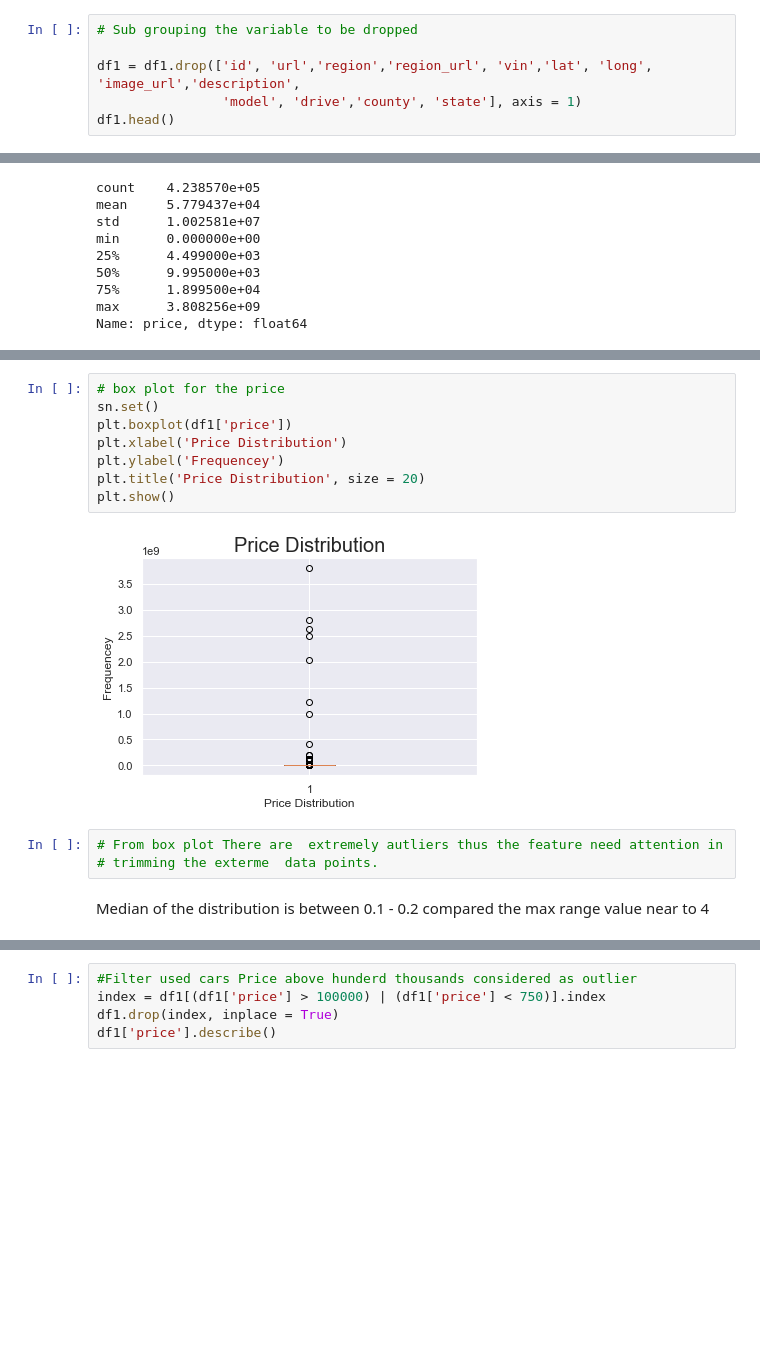
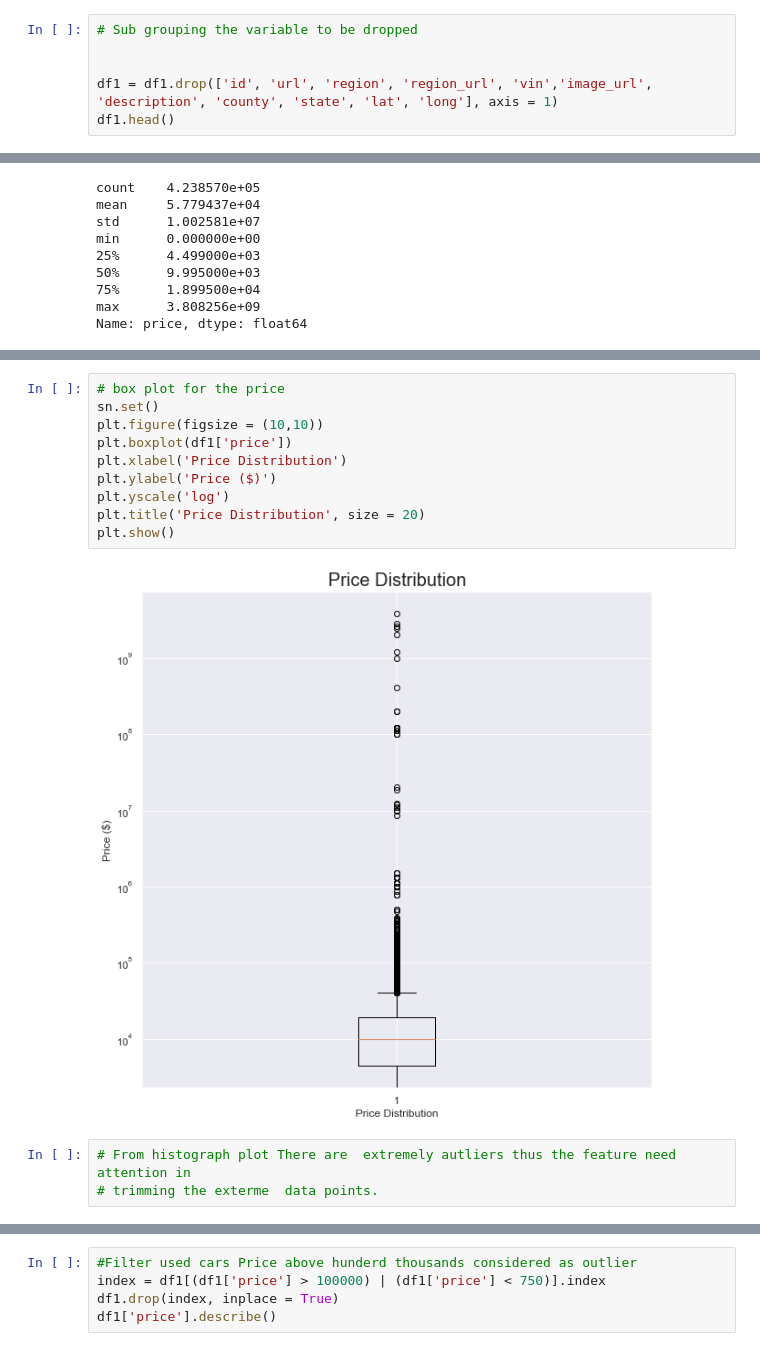
Before and after one commit to TemesgenGT/Springboard_5, a Jupyter notebook: CapStone_Two_Springboard.ipynb, the cells around one changed output, grey strips where cells are left out. Cells and saved outputs as stored; diff of their text form; blank space fills up the shorter version.

```diff
--- a/CapStone_Two_Springboard.ipynb
+++ b/CapStone_Two_Springboard.ipynb
@@ -90,7 +109,7 @@ Index(['id', 'url', 'region', 'region_url', 'price', 'year', 'manufacturer',
 # %%
 # Sub grouping the variable to be dropped
 
-df1 = df1.drop(['id', 'url','region','region_url', 'vin','lat', 'long', 'image_url','description',
-                'model', 'drive','county', 'state'], axis = 1)
+
+df1 = df1.drop(['id', 'url', 'region', 'region_url', 'vin','image_url', 'description', 'county', 'state', 'lat', 'long'], axis = 1)
 df1.head()
 # %% [output]
@@ -185,17 +210,17 @@ Name: price, dtype: float64
 # %%
 # box plot for the price
 sn.set()
+plt.figure(figsize = (10,10))
 plt.boxplot(df1['price'])
 plt.xlabel('Price Distribution')
-plt.ylabel('Frequencey')
+plt.ylabel('Price ($)')
+plt.yscale('log')
 plt.title('Price Distribution', size = 20)
 plt.show()
 # %% [output]
-[figure, old version]
+[figure, new version]
 # %%
-# From box plot There are  extremely autliers thus the feature need attention in
+# From histograph plot There are  extremely autliers thus the feature need attention in
 # trimming the exterme  data points.
-# %% [markdown]
-Median of the distribution is between 0.1 - 0.2  compared the max range value near to 4
 # %%
 #scatterplot for price and Make year distribution
```
Also changed, not shown: parts of 109 cells of this notebook.
